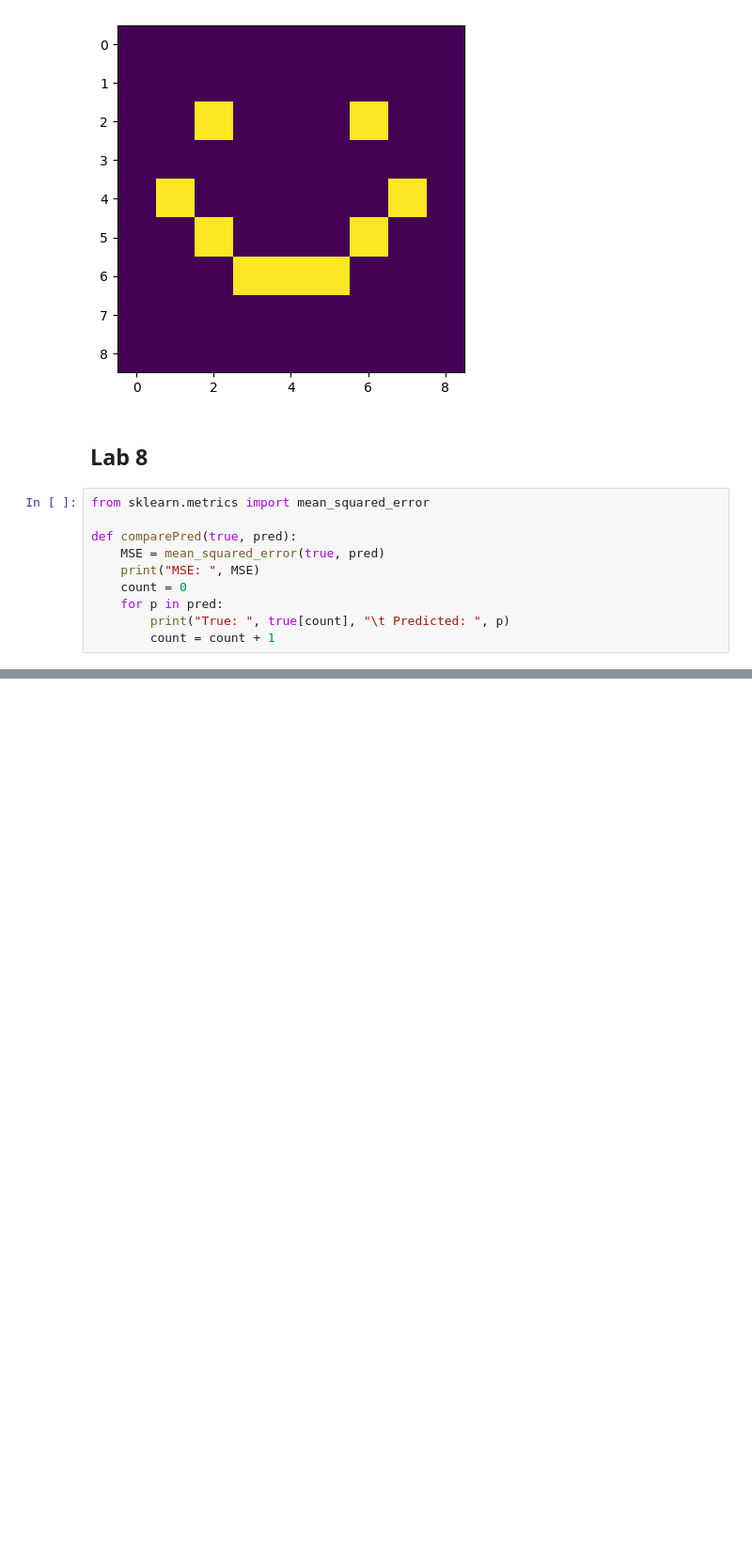
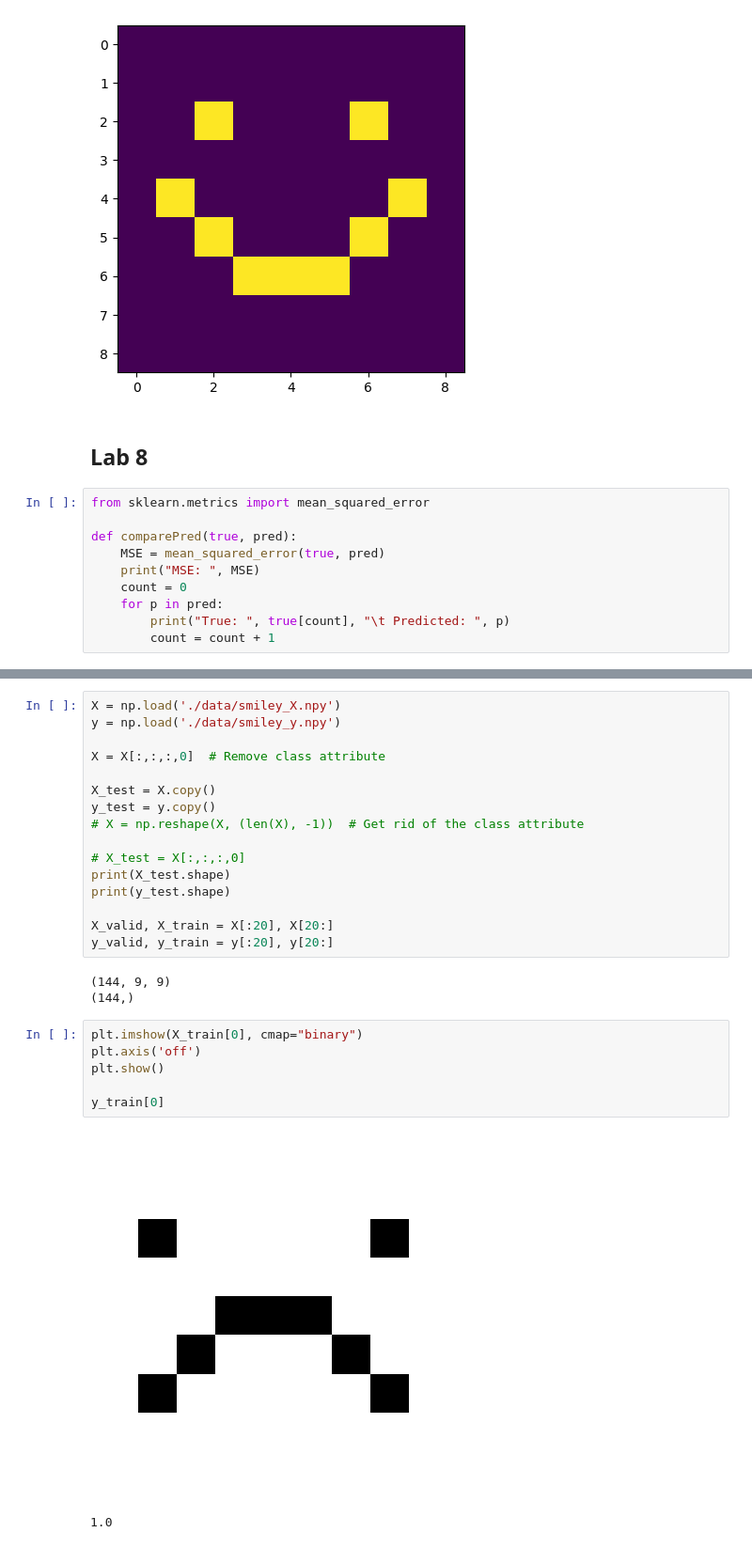
Before and after one commit to lascha212/F21DL, a Jupyter notebook: lab.ipynb, the cells around one changed output, grey strips where cells are left out. Shown at 94% size. Drawn from its saved outputs; the diff is of its cells as text; blank space fills up the shorter version.

```diff
--- a/lab.ipynb
+++ b/lab.ipynb
@@ -1100,0 +1166,28 @@ comparePred(y_test, y_pred)
+# %%
+X = np.load('./data/smiley_X.npy')
+y = np.load('./data/smiley_y.npy')
+
+X = X[:,:,:,0]  # Remove class attribute
+
+X_test = X.copy()
+y_test = y.copy()
+# X = np.reshape(X, (len(X), -1))  # Get rid of the class attribute
+
+# X_test = X[:,:,:,0]
+print(X_test.shape)
+print(y_test.shape)
+
+X_valid, X_train = X[:20], X[20:]
+y_valid, y_train = y[:20], y[20:]
+# %% [output]
+(144, 9, 9)
+(144,)
+# %%
+plt.imshow(X_train[0], cmap="binary")
+plt.axis('off')
+plt.show()
+
+y_train[0]
+# %% [output]
+[figure, added]
+1.0
```
Also changed, not shown: parts of 33 cells of this notebook.
